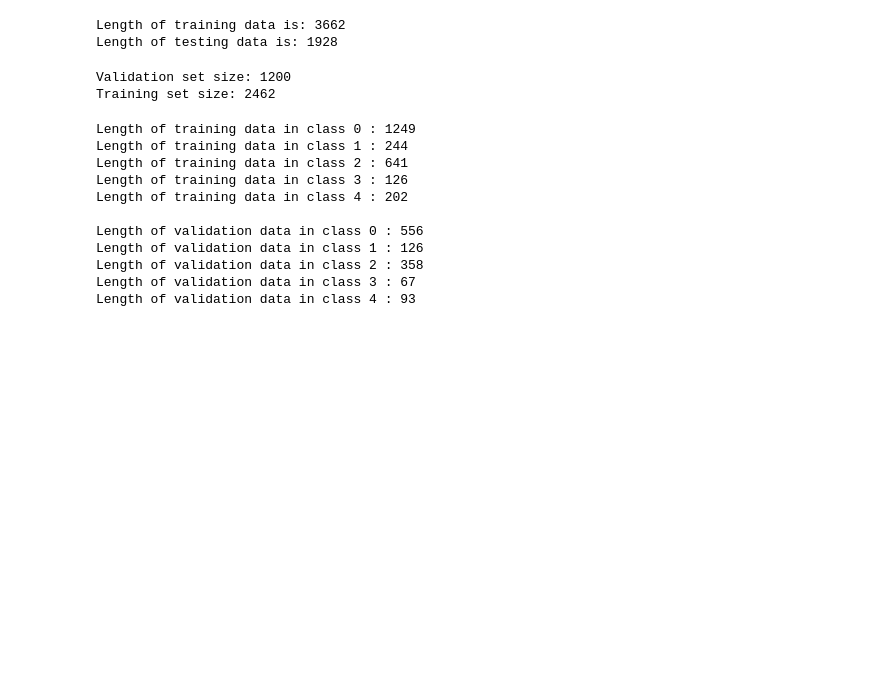
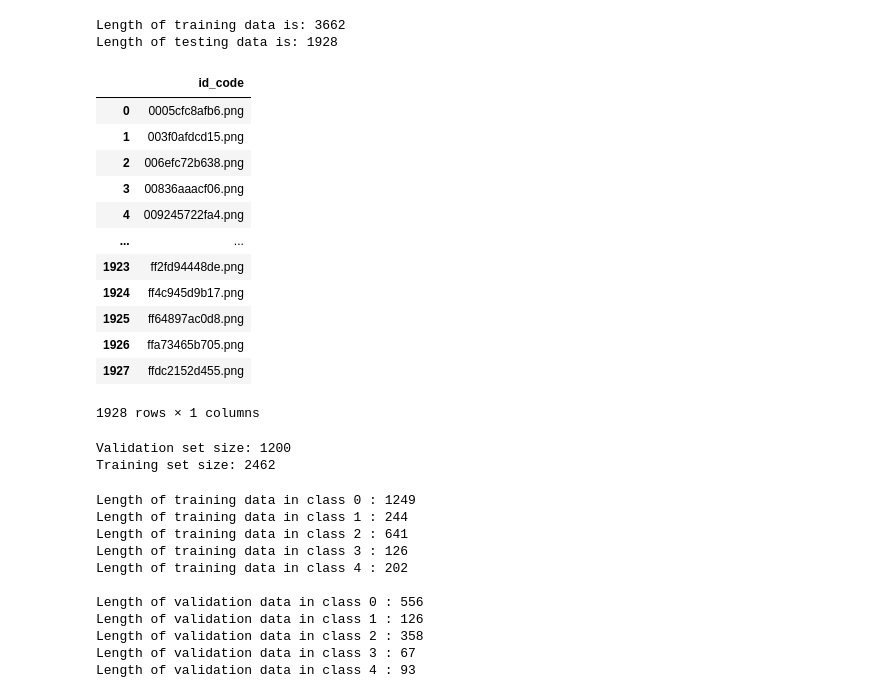
Before and after one commit to Girish-Rajani/Blindess_Detection_Deep_Learning, a Jupyter notebook: Blindess Detection.ipynb, the cells around one changed output. Drawn from its saved outputs; the diff is of its cells as text; code cells hidden in the pictures; blank space fills up the shorter version.

```diff
--- a/Blindess Detection.ipynb
+++ b/Blindess Detection.ipynb
@@ -16,17 +17,34 @@ from PIL import Image
 # %%
 #Loading the train and test csv data files as dataframes.
 train_dataset = pd.read_csv('./dataset/train.csv')
 test_dataset = pd.read_csv('./dataset/test.csv')
 
 print("Length of training data is:", train_dataset.shape[0])
 print("Length of testing data is:", test_dataset.shape[0])
 
+test_dataset["id_code"] = test_dataset["id_code"].apply(lambda x: x + ".png")
+
 #debug purpose.
 #print("\nSummary of first 10 rows of train data:")
-#train_dataset.head(10)
+#_dataset.head(10)
+
+test_dataset
 # %% [output]
 Length of training data is: 3662
 Length of testing data is: 1928
+|  | id_code |
+| 0 | 0005cfc8afb6.png |
+| 1 | 003f0afdcd15.png |
+| 2 | 006efc72b638.png |
+| 3 | 00836aaacf06.png |
+| 4 | 009245722fa4.png |
+| ... | ... |
+| 1923 | ff2fd94448de.png |
+| 1924 | ff4c945d9b17.png |
+| 1925 | ff64897ac0d8.png |
+| 1926 | ffa73465b705.png |
+| 1927 | ffdc2152d455.png |
+1928 rows × 1 columns
 # %%
 #Splitting the training dataset into training and validation dataset.
 #Approximately 30% is held out for validation and remaining 70% is used for training the models.
```
Also changed, not shown: parts of 27 cells of this notebook.
